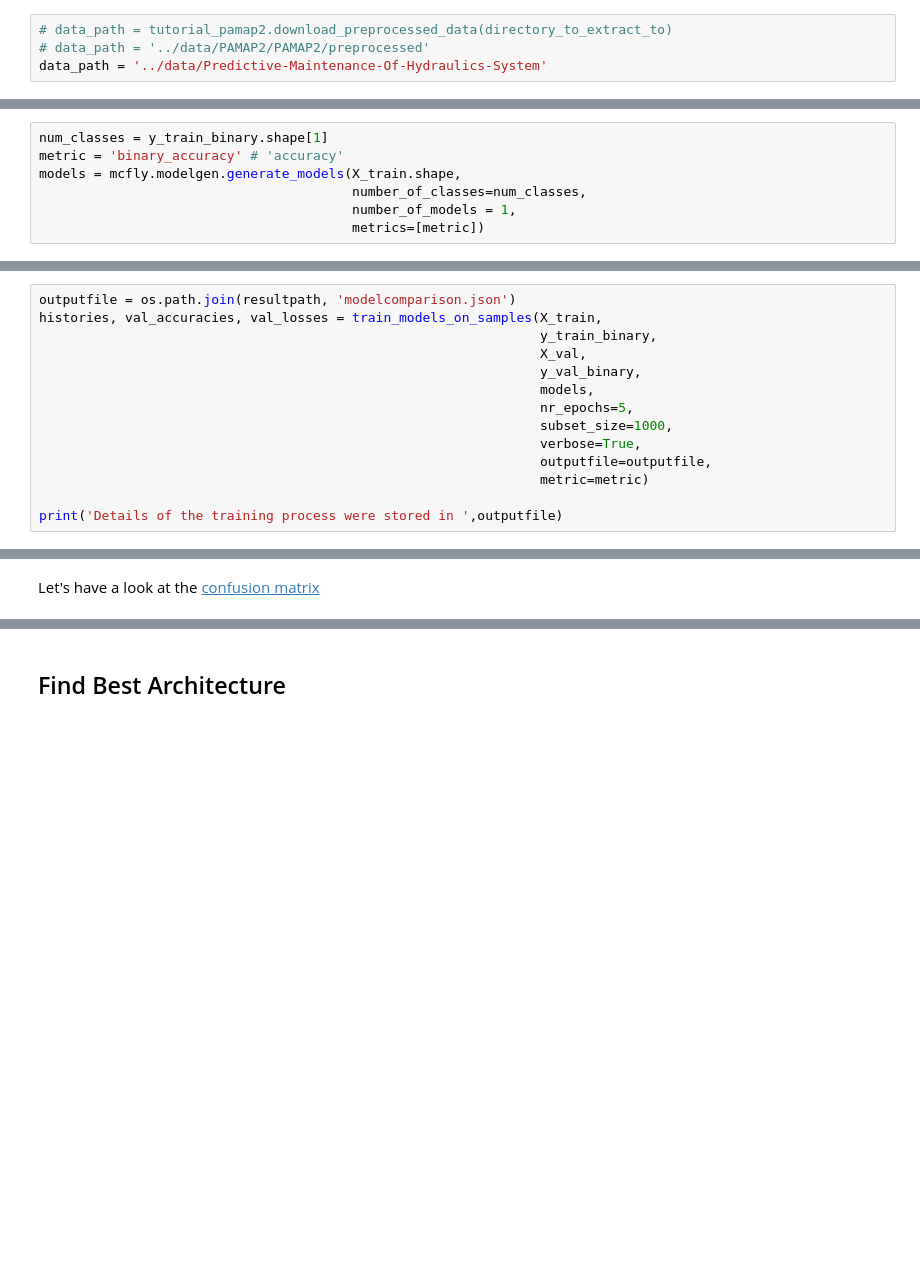
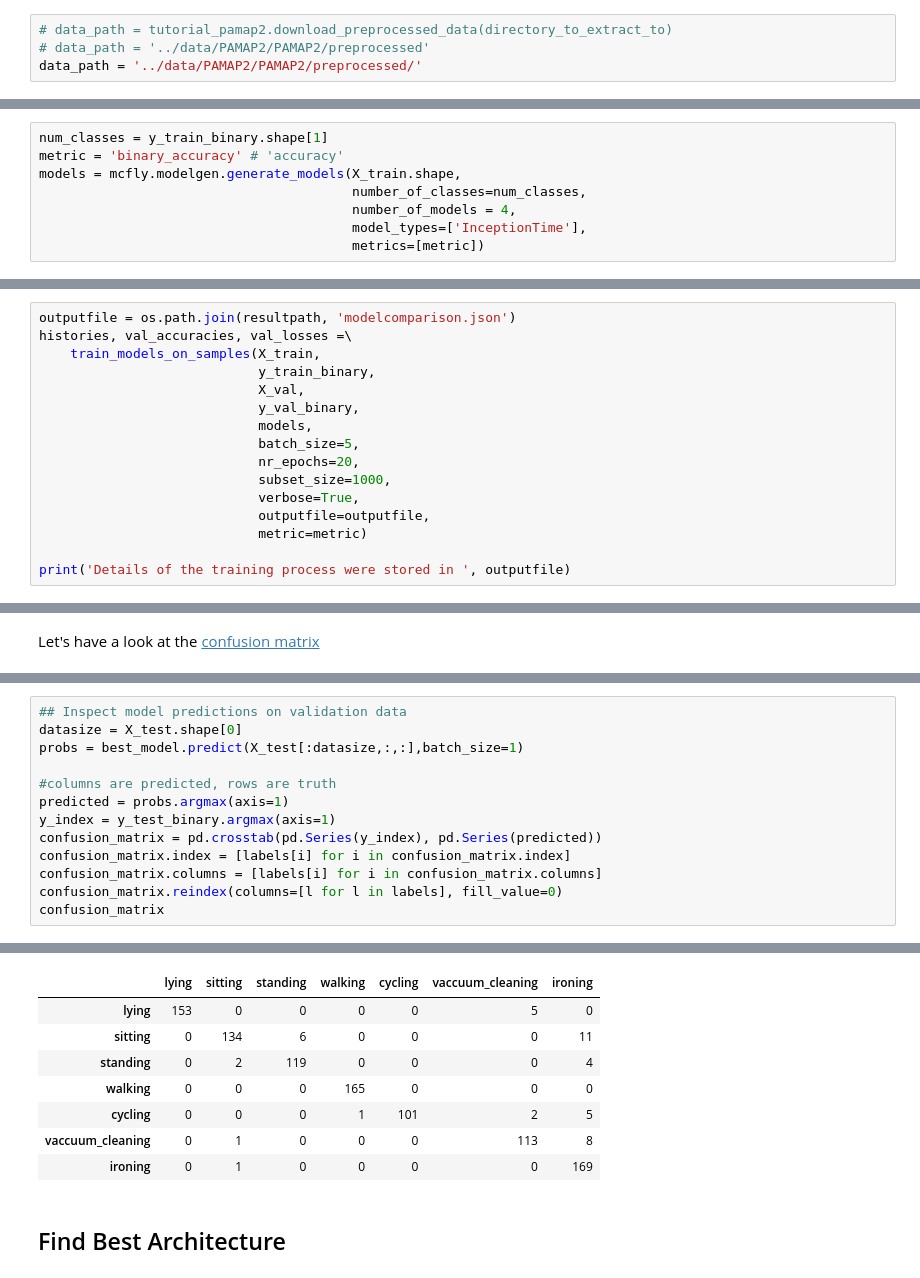
Before and after one commit to shamilnabiyev/automl-time-series, a Jupyter notebook: notebooks/mcfly-tutorial.ipynb, the cells around one changed output, grey strips where cells are left out. Drawn from its saved outputs; the diff is of its cells as text; blank space fills up the shorter version.

```diff
--- a/notebooks/mcfly-tutorial.ipynb
+++ b/notebooks/mcfly-tutorial.ipynb
@@ -40,7 +51,7 @@ directory_to_extract_to = '../'
 # %%
 # data_path = tutorial_pamap2.download_preprocessed_data(directory_to_extract_to)
 # data_path = '../data/PAMAP2/PAMAP2/preprocessed'
-data_path = '../data/Predictive-Maintenance-Of-Hydraulics-System'
+data_path = '../data/PAMAP2/PAMAP2/preprocessed/'
 # %% [markdown]
 ## A bit about the data
 # %% [markdown]
@@ -150,7 +161,8 @@ num_classes = y_train_binary.shape[1]
 metric = 'binary_accuracy' # 'accuracy'
 models = mcfly.modelgen.generate_models(X_train.shape,
                                         number_of_classes=num_classes,
-                                        number_of_models = 1,
+                                        number_of_models = 4,
+                                        model_types=['InceptionTime'],
                                         metrics=[metric])
 # %% [markdown]
 # Inspect the models
@@ -188,15 +200,17 @@ We are now going to train each of the models that we generated. On the one hand
 We can influence the train time by adjusting the number of data samples that are used. This can be set with the argument 'subset_size'. We can also adjust the number of times the subset is iterated over. This number is called an epoch. We recommend to start with no more than 5 epochs and a maximum subset size of 300. You can experiment with these numbers.
 # %%
 outputfile = os.path.join(resultpath, 'modelcomparison.json')
-histories, val_accuracies, val_losses = train_models_on_samples(X_train,
-                                                                y_train_binary,
-                                                                X_val,
-                                                                y_val_binary,
-                                                                models,
-                                                                nr_epochs=5,
-                                                                subset_size=1000,
-                                                                verbose=True,
-                                                                outputfile=outputfile,
-                                                                metric=metric)
+histories, val_accuracies, val_losses =\
+    train_models_on_samples(X_train,
+                            y_train_binary,
+                            X_val,
+                            y_val_binary,
+                            models,
+                            batch_size=5,
+                            nr_epochs=20,
+                            subset_size=1000,
+                            verbose=True,
+                            outputfile=outputfile,
+                            metric=metric)
 
-print('Details of the training process were stored in ',outputfile)
+print('Details of the training process were stored in ', outputfile)
@@ -325,0 +397,14 @@ print('Score of best model: ' + str(score_test))
+# %%
+## Inspect model predictions on validation data
+datasize = X_test.shape[0]
+probs = best_model.predict(X_test[:datasize,:,:],batch_size=1)
+
+#columns are predicted, rows are truth
+predicted = probs.argmax(axis=1)
+y_index = y_test_binary.argmax(axis=1)
+confusion_matrix = pd.crosstab(pd.Series(y_index), pd.Series(predicted))
+confusion_matrix.index = [labels[i] for i in confusion_matrix.index]
+confusion_matrix.columns = [labels[i] for i in confusion_matrix.columns]
+confusion_matrix.reindex(columns=[l for l in labels], fill_value=0)
+confusion_matrix
+# %% [output]
@@ -326,3 +412,11 @@ print('Score of best model: ' + str(score_test))
+|  | lying | sitting | standing | walking | cycling | vaccuum_cleaning | ironing |
+| lying | 153 | 0 | 0 | 0 | 0 | 5 | 0 |
+| sitting | 0 | 134 | 6 | 0 | 0 | 0 | 11 |
+| standing | 0 | 2 | 119 | 0 | 0 | 0 | 4 |
+| walking | 0 | 0 | 0 | 165 | 0 | 0 | 0 |
+| cycling | 0 | 0 | 0 | 1 | 101 | 2 | 5 |
+| vaccuum_cleaning | 0 | 1 | 0 | 0 | 0 | 113 | 8 |
+| ironing | 0 | 1 | 0 | 0 | 0 | 0 | 169 |
 # %% [markdown]
 ## Find Best Architecture
 # %% [markdown]
```
Also changed, not shown: parts of 19 cells of this notebook.
